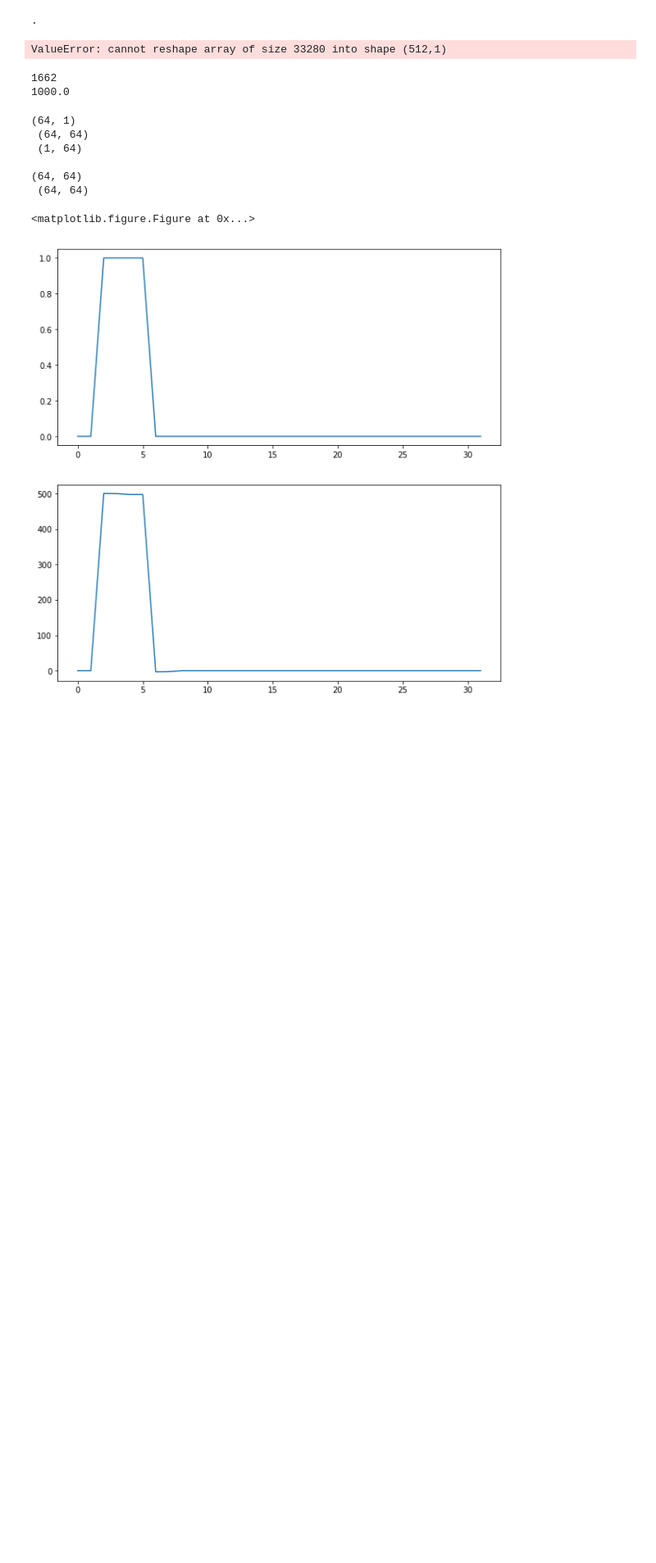
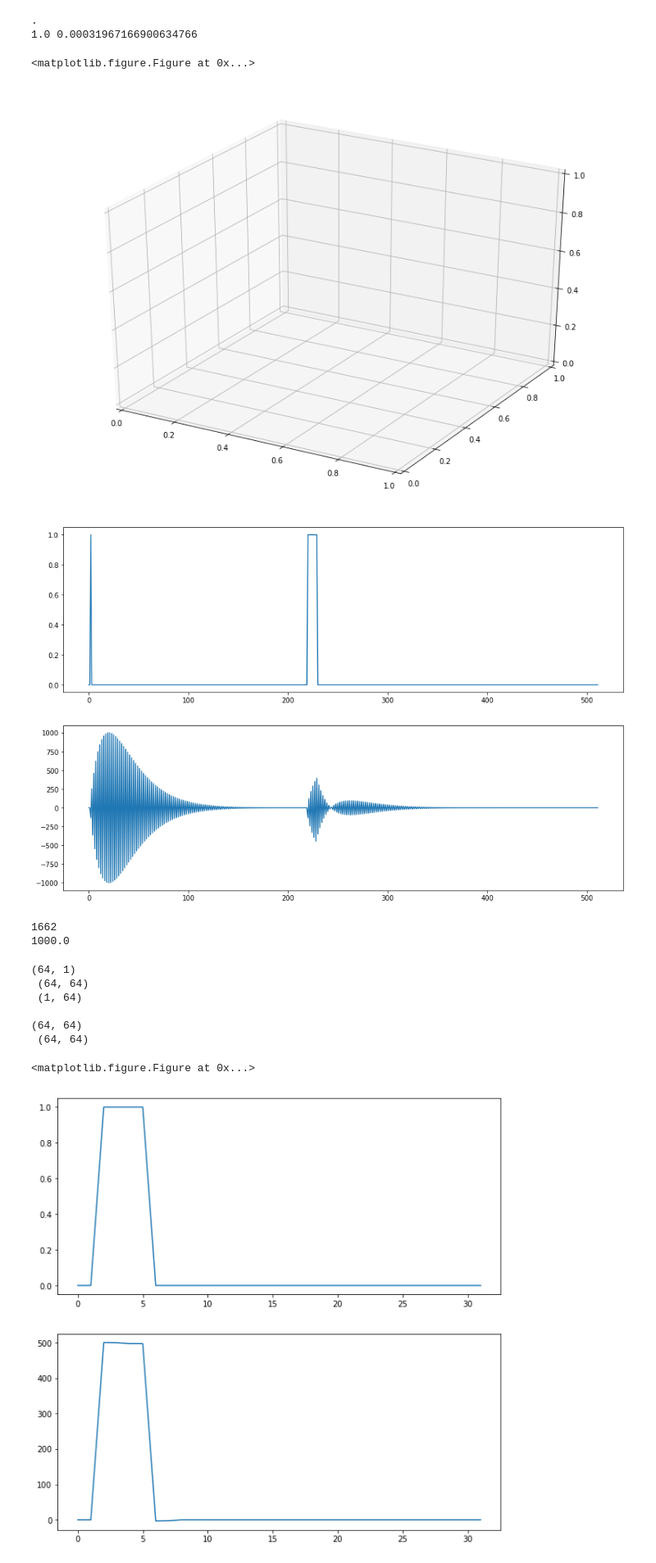
Before and after one commit to theScinder/resCompCharGen, a Jupyter notebook: resComp.ipynb, the cells around one changed output. Shown at 82% size. Cells and saved outputs as stored; diff of their text form; code cells hidden in the pictures; blank space fills up the shorter version.

```diff
--- a/resComp.ipynb
+++ b/resComp.ipynb
@@ -309,7 +346,7 @@ pi = 3.14159
 # Parameters
     # random seed
 mySeed = 1
-myDim = 1024
+myDim = 256
 mySqrt = int(np.sqrt(myDim))
 
 # Sparsity coefficient
@@ -366,34 +403,37 @@ for l in range(len(mySig)):
     a1 = (cap(a1,np.dot(a0,thetaJ0_1.T)+ np.dot(a1,thetaJ1_1.T)))
     mySigOut.append(np.dot(a1,theta1.T))#**2
     if (l % 10000 == 0):
         print('.')
     if(0):#l % 100 == 0 ):
         plt.figure(figsize=(10,20))
         plt.subplot(121)
         plt.imshow(np.reshape(np.real(a0**2),(mySqrt,mySqrt)))
         plt.subplot(122)
         plt.imshow(np.reshape(np.real(a1**2),(mySqrt,mySqrt)))
         plt.show()
         #plt.savefig('./testFig%i.png'%l)
         #plt.clf()
 
 np.shape(mySigOut)
 mySigOut = np.array(1e3*(mySigOut/np.max(mySigOut)))
 plt.figure(figsize=(15,10))
 plt.subplot(211)
 plt.plot(mySig)
 plt.subplot(212)
 plt.plot(np.reshape(mySigOut,(myLen,1)))
 print(spCh,wtWt)
 plt.show()
 plt.clf()
 if(0):
     wavfile.write('./testIn.wav',myRate,mySig)
 
     wavfile.write('./testOut.wav',myRate,mySigOut)
 # %% [output]
 .
+1.0 0.00031967166900634766
-ValueError: cannot reshape array of size 33280 into shape (512,1)
+<matplotlib.figure.Figure at 0x...>
+[figure, added]
+[figure, added]
 # %%
 print(np.max(mySig))
 print(np.max(mySigOut))
```
Also changed, not shown: parts of 4 cells of this notebook, 5 other files.
